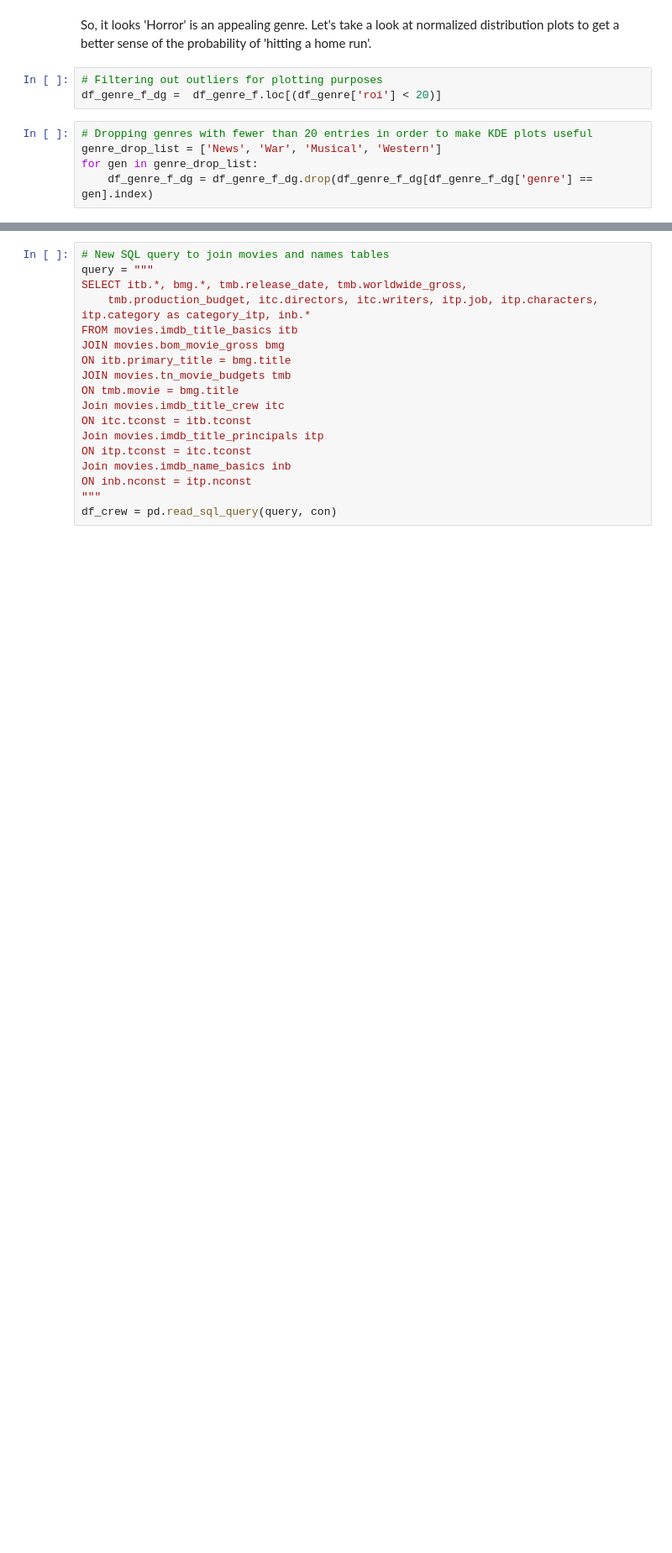
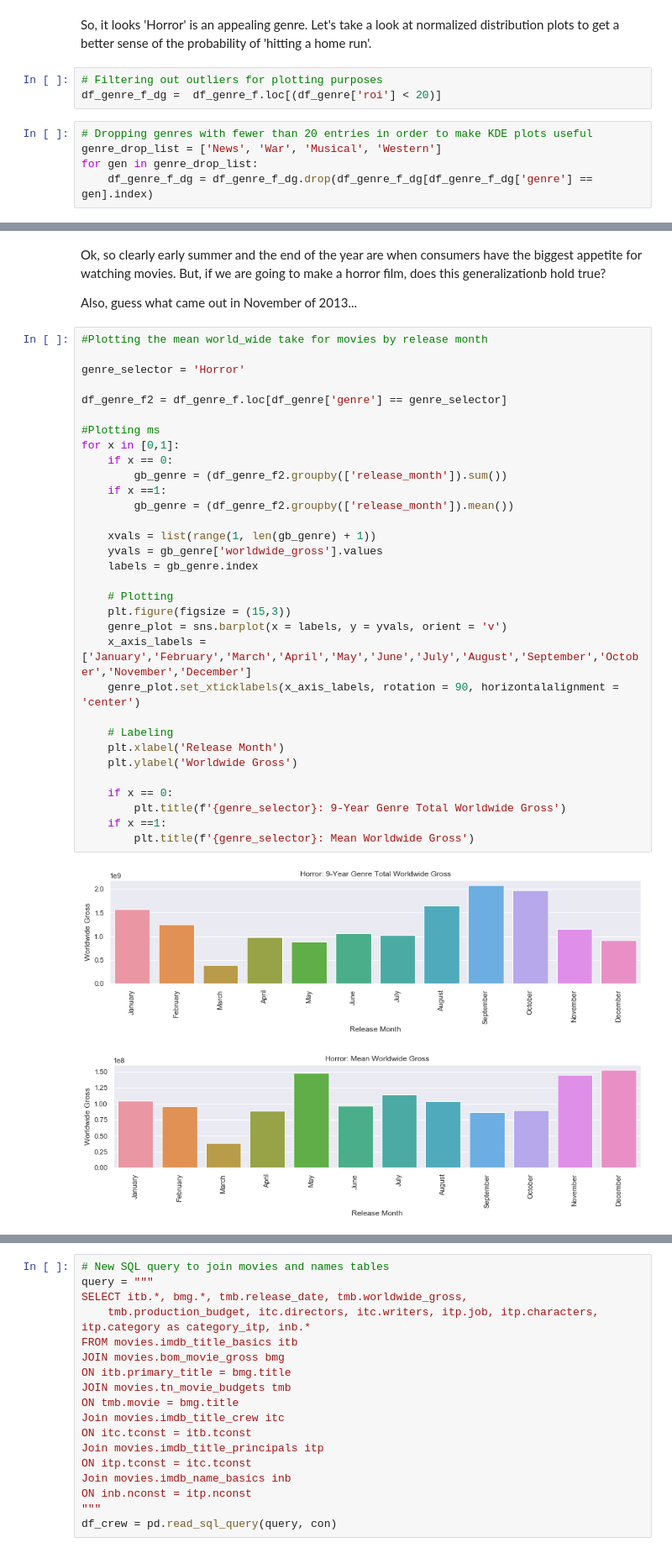
Before and after one commit to KyleDBetts/Project01, a Jupyter notebook: Movies_Project_KDB.ipynb, the cells around one changed output, grey strips where cells are left out. Shown: that part at 84% size. Drawn from its saved outputs; the diff is of its cells as text; blank space fills up the shorter version.

```diff
--- a/Movies_Project_KDB.ipynb
+++ b/Movies_Project_KDB.ipynb
@@ -190,0 +250,39 @@ Text(0.5, 8.959999999999773, 'ROI')
+# %% [markdown]
+Ok, so clearly early summer and the end of the year are when consumers have the biggest appetite for watching movies.  But, if we are going to make a horror film, does this generalizationb hold true?
+
+Also, guess what came out in November of 2013...
+# %%
+#Plotting the mean world_wide take for movies by release month
+
+genre_selector = 'Horror'
+
+df_genre_f2 = df_genre_f.loc[df_genre['genre'] == genre_selector]
+
+#Plotting ms
+for x in [0,1]:
+    if x == 0:
+        gb_genre = (df_genre_f2.groupby(['release_month']).sum())
+    if x ==1:
+        gb_genre = (df_genre_f2.groupby(['release_month']).mean())
+
+    xvals = list(range(1, len(gb_genre) + 1))
+    yvals = gb_genre['worldwide_gross'].values
+    labels = gb_genre.index
+
+    # Plotting
+    plt.figure(figsize = (15,3))
+    genre_plot = sns.barplot(x = labels, y = yvals, orient = 'v')
+    x_axis_labels = ['January','February','March','April','May','June','July','August','September','October','November','December']
+    genre_plot.set_xticklabels(x_axis_labels, rotation = 90, horizontalalignment = 'center')
+
+    # Labeling
+    plt.xlabel('Release Month')
+    plt.ylabel('Worldwide Gross')
+
+    if x == 0:
+        plt.title(f'{genre_selector}: 9-Year Genre Total Worldwide Gross')
+    if x ==1:
+        plt.title(f'{genre_selector}: Mean Worldwide Gross')
+# %% [output]
+[figure, added]
+[figure, added]
```
Also changed, not shown: parts of 73 cells of this notebook.
